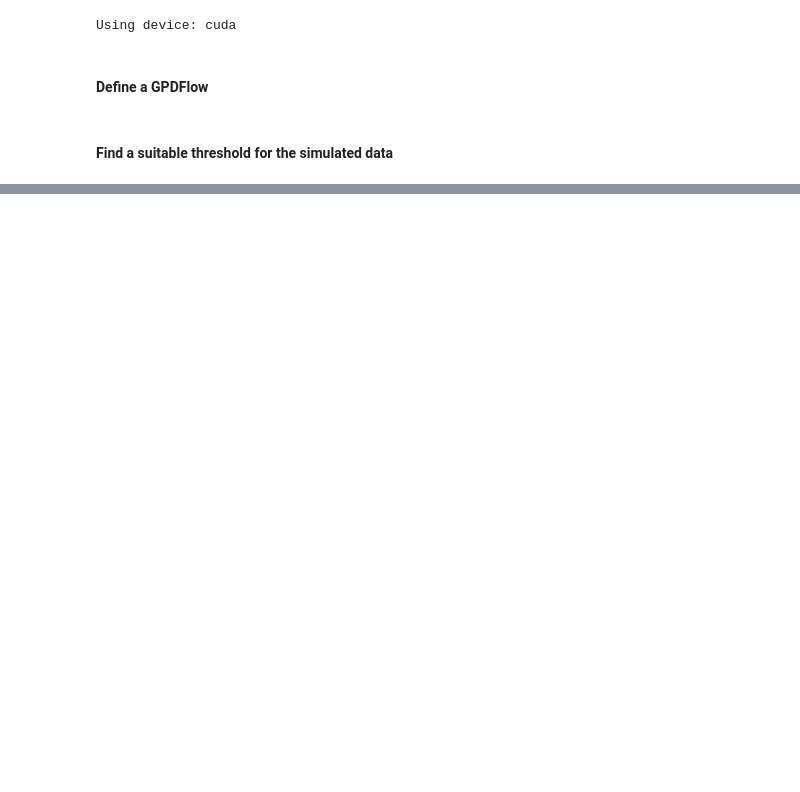
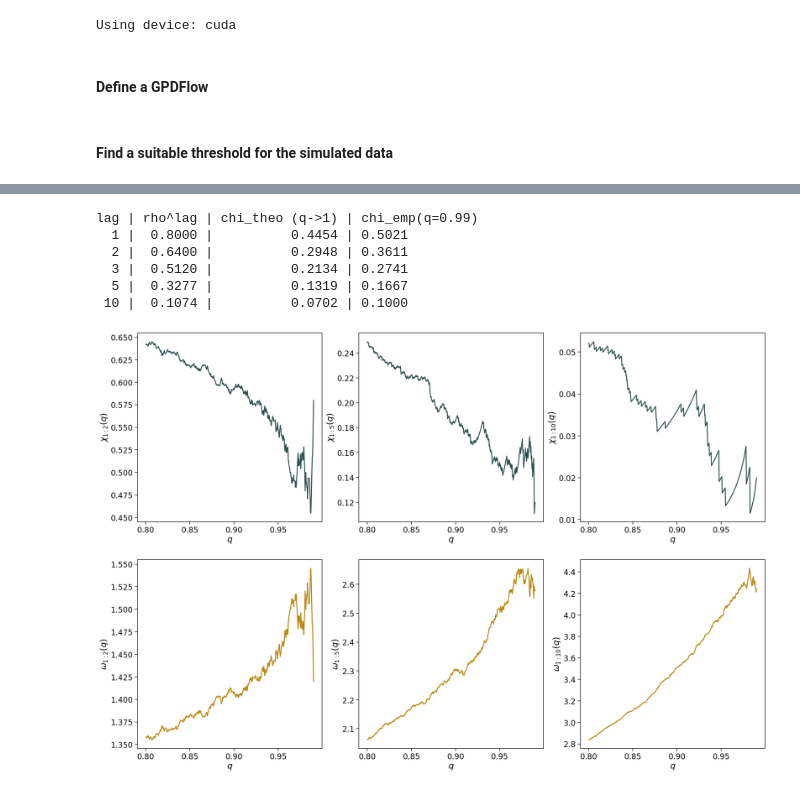
Before and after one commit to hcl516926907/GPDFlow, a Jupyter notebook: Simulation_2S.ipynb, the cells around one changed output, grey strips where cells are left out. Drawn from its saved outputs; the diff is of its cells as text; code cells hidden in the pictures; blank space fills up the shorter version.

```diff
--- a/Simulation_2S.ipynb
+++ b/Simulation_2S.ipynb
@@ -107 +100,54 @@ gamma = [0.319 0.313 0.17  0.178 0.024 0.323 0.337 0.189 0.159 0.047 0.304 0.335
+# %%
+# ── Theoretical pairwise chi of the AR(1) t-copula ───────────────────────────
+# chi_{jk} = 2 T_{nu+1}(-sqrt((nu+1)(1 - rho^{|j-k|}) / (1 + rho^{|j-k|}))).
+chi_theo = cf.t_copula_pairwise_chi(R_t, nu_t)          # (dim, dim), diagonal 1
+chi_emp  = cf.pairwise_chi_from_data(samples_origin, p=0.99)
+
+print("lag | rho^lag | chi_theo (q->1) | chi_emp(q=0.99)")
+for lag in (1, 2, 3, 5, 10):
+    print(f"{lag:3d} | {rho_t**lag:7.4f} | {np.diag(chi_theo, lag).mean():15.4f} | "
+          f"{np.diag(chi_emp, lag).mean():.4f}")
+# Note: chi_theo is the q->1 limit, so the rank-based estimate at q=0.95 sits
+# slightly above it (finite-level bias, expected for the t-copula).
+# %% [output]
+lag | rho^lag | chi_theo (q->1) | chi_emp(q=0.99)
+  1 |  0.8000 |          0.4454 | 0.5021
+  2 |  0.6400 |          0.2948 | 0.3611
+  3 |  0.5120 |          0.2134 | 0.2741
+  5 |  0.3277 |          0.1319 | 0.1667
+ 10 |  0.1074 |          0.0702 | 0.1000
+# %%
+probs = np.linspace(0.8, 0.99, 500)
+col_counts = [2, 5, 10]  # CHANGED: was 25 -- 22 columns after removing pegged currencies
+
+chi_emp = {
+    k: [cf.empirical_tail_dependence_measure(samples_origin[:, :k], p, 'and') for p in probs]
+    for k in col_counts
+}
+omega_emp = {
+    k: [cf.empirical_tail_dependence_measure(samples_origin[:, :k], p, 'or') for p in probs]
+    for k in col_counts
+}
+
+# 2x3 grid: chi(q) on row 1, omega(q) on row 2, one column per subset size
+sns.set(style="ticks", font_scale=1.5)
+color_chi = 'darkslategray'
+color_omega = 'darkgoldenrod'
+
+fig, axes = plt.subplots(2, 3, figsize=(24, 16))
+
+for col, k in enumerate(col_counts):
+    ax = axes[0, col]
+    ax.plot(probs, chi_emp[k], color=color_chi, linewidth=2)
+    ax.set_xlabel(r'$q$', color='black')
+    ax.set_ylabel(rf'$\chi_{{1:{k}}}(q)$', color='black')
+    ax.tick_params(axis='both', labelcolor='black')
+
+    ax = axes[1, col]
+    ax.plot(probs, omega_emp[k], color=color_omega, linewidth=2)
+    ax.set_xlabel(r'$q$', color='black')
+    ax.set_ylabel(rf'$\omega_{{1:{k}}}(q)$', color='black')
+    ax.tick_params(axis='both', labelcolor='black')
+# %% [output]
+[figure, added]
 # %%
```
Also changed, not shown: parts of 40 cells of this notebook, 11 other files.
